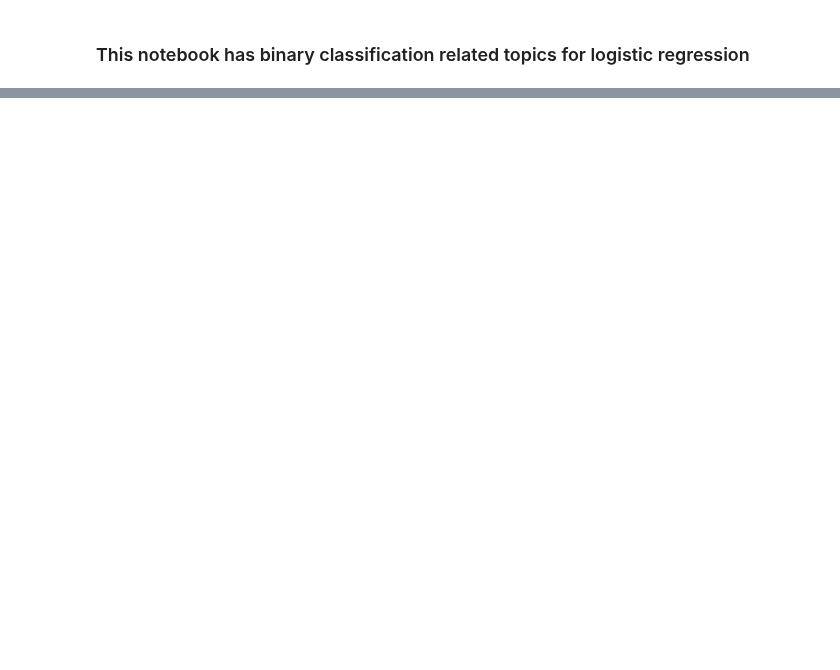
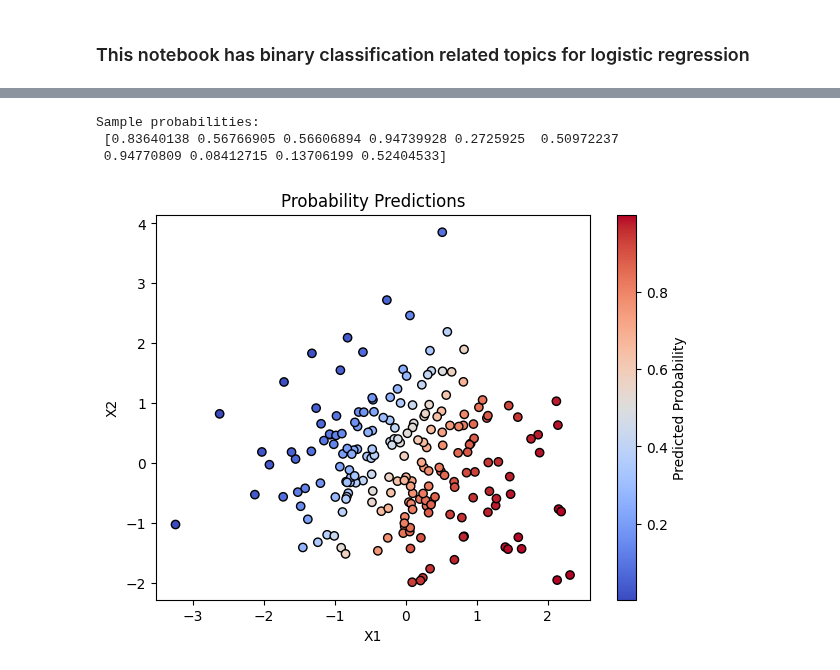
Before and after one commit to DCT-IP/machine-learning-from-scratch, a Jupyter notebook: logistic_regression/binary_classification.ipynb, the cells around one changed output, grey strips where cells are left out. Cells and saved outputs as stored; diff of their text form; code cells hidden in the pictures; blank space fills up the shorter version.

```diff
--- a/logistic_regression/binary_classification.ipynb
+++ b/logistic_regression/binary_classification.ipynb
@@ -51,0 +50,17 @@ print(Z)
+# %%
+#probability predictions
+p = sigmoid(X @ w_true + b_true)
+print("Sample probabilities:\n", p[:10])  # show first 10 for brevity
+
+plt.figure(figsize=(7,5))
+plt.scatter(X[:,0], X[:,1], c=p, cmap='coolwarm', edgecolor='k')
+plt.colorbar(label='Predicted Probability')
+plt.xlabel('X1')
+plt.ylabel('X2')
+plt.title('Probability Predictions')
+plt.show()
+# %% [output]
+Sample probabilities:
+ [0.83640138 0.56766905 0.56606894 0.94739928 0.2725925  0.50972237
+ 0.94770809 0.08412715 0.13706199 0.52404533]
+[figure, added]
```
Also changed, not shown: parts of 13 cells of this notebook.
